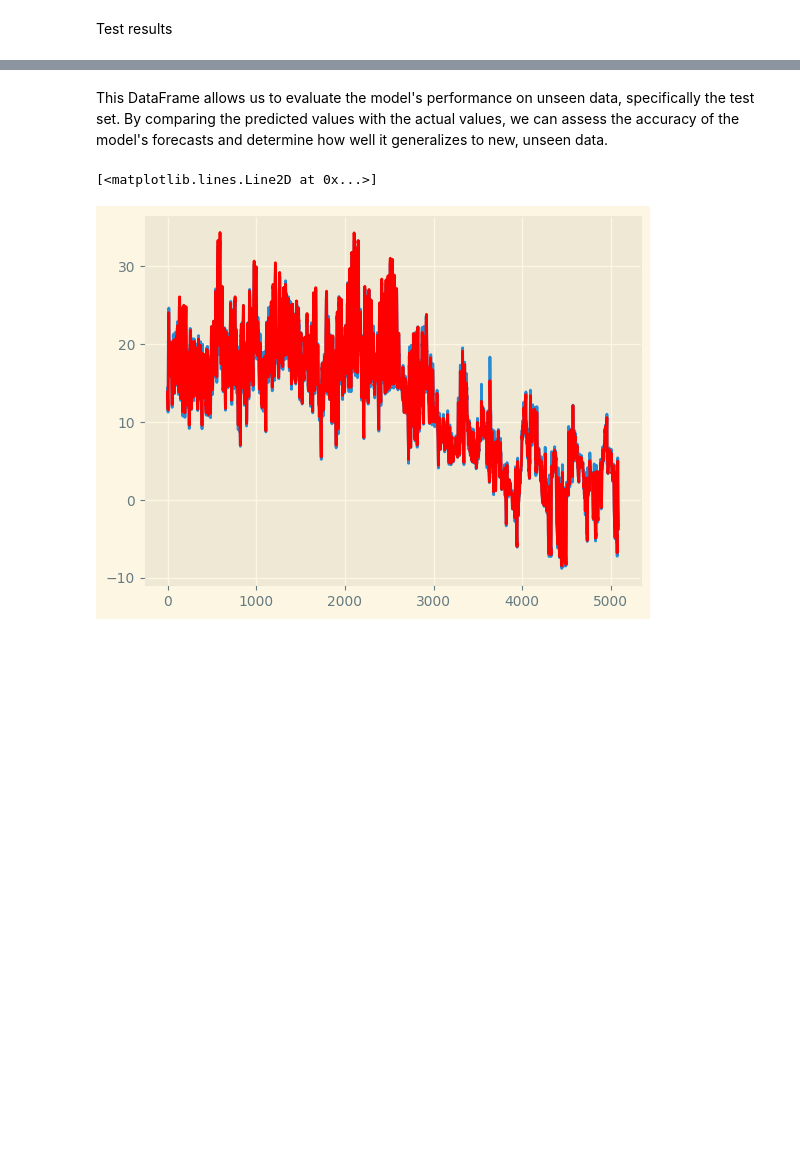
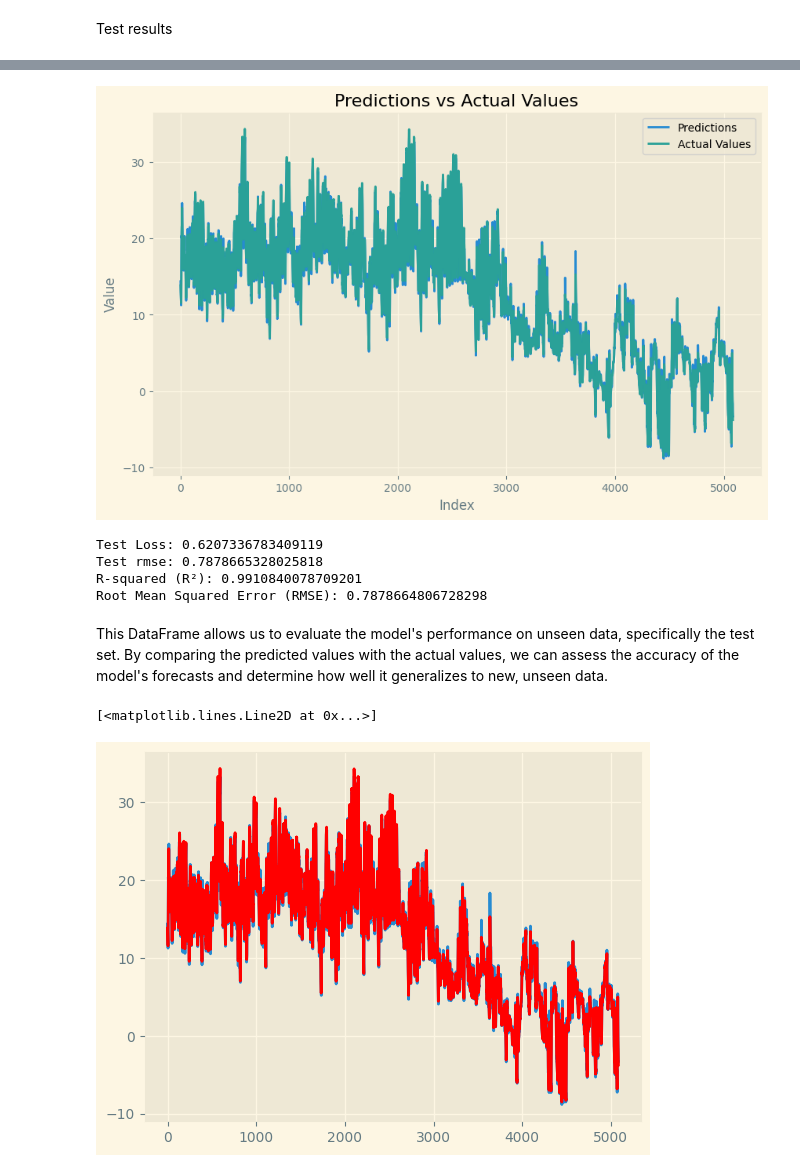
Before and after one commit to analyticsbyted/LSTM_weatherForecast, a Jupyter notebook: weatherForecast.ipynb, the cells around one changed output, grey strips where cells are left out. Saved outputs shown, nothing was run; the diff lists cells and outputs as text; code cells hidden in the pictures; blank space fills up the shorter version.

Commit message:
updated models

```diff
--- a/weatherForecast.ipynb
+++ b/weatherForecast.ipynb
@@ -370,7 +377,7 @@ plt.plot(val_results['Actual Values'][:100], 'r')
 # %% [markdown]
 Test results
 # %%
-test_preds = model1.predict(X_test).flatten()
-test_results = pd.DataFrame(data={'Test Predictions': test_preds, 'Actual Values': y_test})
+test_preds1 = model1.predict(X_test).flatten() # Predict on the test data
+test_results = pd.DataFrame(data={'Test Predictions': test_preds1, 'Actual Values': y_test})
 test_results
 # %% [output]
@@ -391,3 +397,34 @@ test_results
+# %%
+# Plotting the predictions and actual values
+plt.figure(figsize=(10, 6))
+plt.plot(test_results.index, test_results['Test Predictions'], label='Predictions')
+plt.plot(test_results.index, test_results['Actual Values'], label='Actual Values')
+plt.title('Predictions vs Actual Values')
+plt.xlabel('Index')
+plt.ylabel('Value')
+plt.legend()
+plt.show()
+# %% [output]
+[figure, added]
+# %%
+# Calculate the test loss
+test_loss = model1.evaluate(X_test, y_test)
+
+# Calculate R-squared (R²)
+r2 = r2_score(y_test, test_preds1)
+
+# Calculate RMSE
+rmse = mse(y_test, test_preds1, squared=False)
+
+print("Test Loss:", test_loss[0])
+print("Test rmse:", test_loss[1])
+print("R-squared (R²):", r2)
+print("Root Mean Squared Error (RMSE):", rmse)
+# %% [output]
+Test Loss: 0.6207336783409119
+Test rmse: 0.7878665328025818
+R-squared (R²): 0.9910840078709201
+Root Mean Squared Error (RMSE): 0.7878664806728298
 # %% [markdown]
 This DataFrame allows us to evaluate the model's performance on unseen data, specifically the test set. By comparing the predicted values with the actual values, we can assess the accuracy of the model's forecasts and determine how well it generalizes to new, unseen data.
 # %%
```
Also changed, not shown: parts of 50 cells of this notebook, 10 other files.
